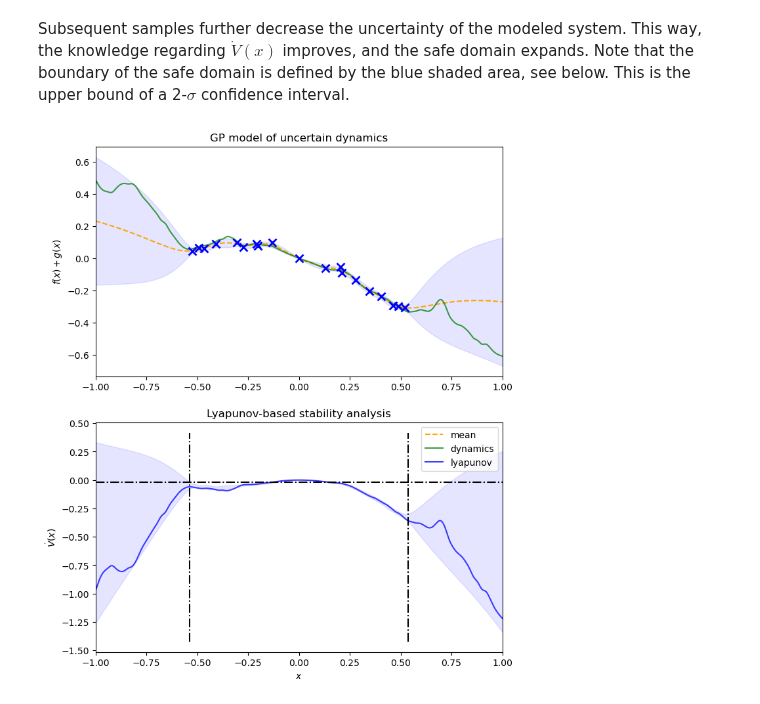
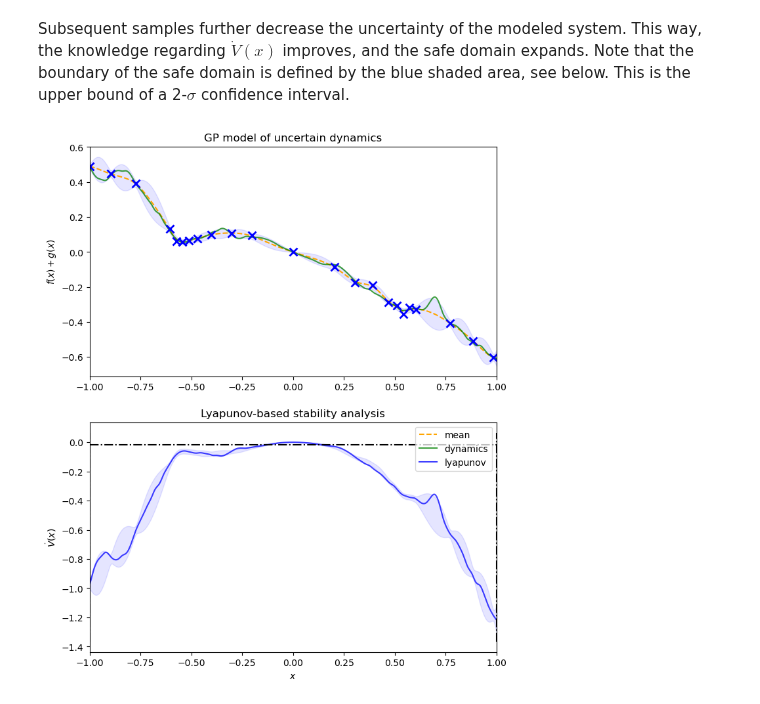
Before and after one commit to maalberg/safely, a Jupyter notebook: safely_1d.ipynb, the cells around one changed output. Drawn from its saved outputs; the diff is of its cells as text; code cells hidden in the pictures.

```diff
--- a/safely_1d.ipynb
+++ b/safely_1d.ipynb
@@ -387,13 +440,14 @@ Subsequent samples further decrease the uncertainty of the modeled system. This
 # %%
 # ---------------------------------------------------------------------------*/
 # - subsequent samples of online learning
 
-for i in range(16):
+for i in range(20):
     learnable_state = cert.safe_uncertainty
     dyn.observe_datapoints(learnable_state, dyn(learnable_state, with_noise=True))
 
     cert.update()
 
 plot_dynamics(cert, ci=lip_ci)
+save_dynamics(cert, name='dyn18')
 # %% [output]
-[figure, old version]
+[figure, new version]
```
Also changed, not shown: parts of 6 cells of this notebook.
